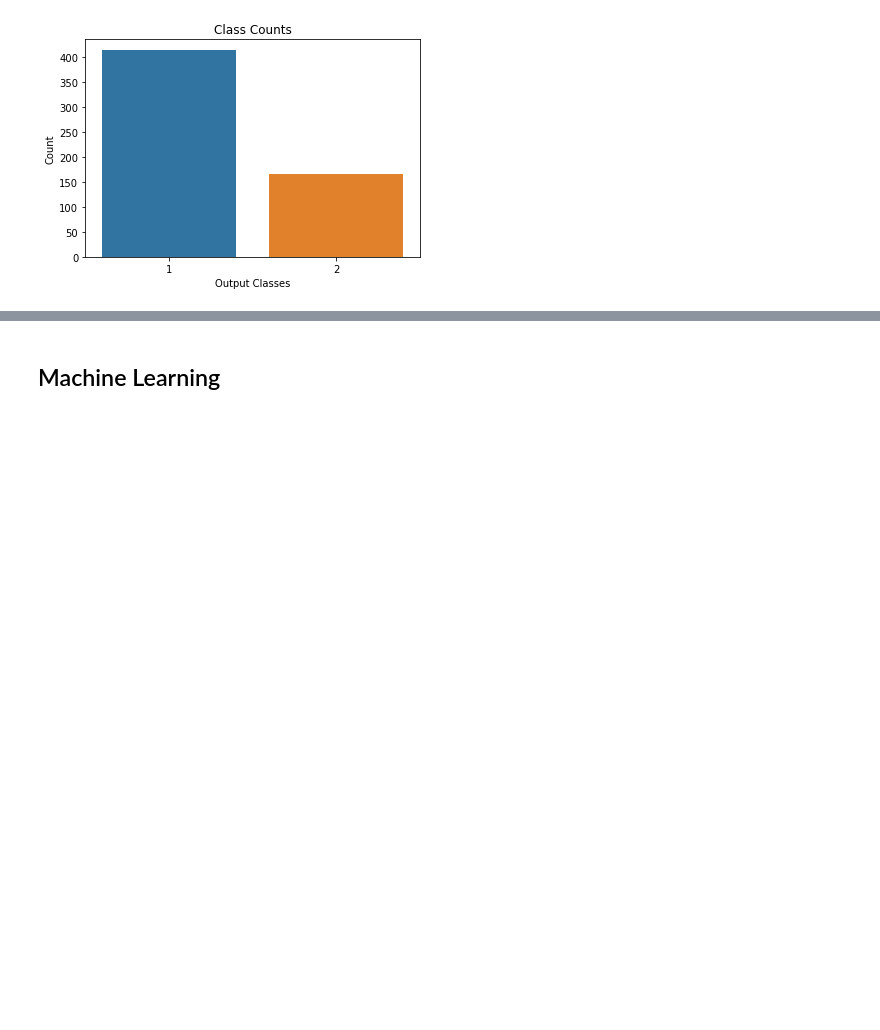
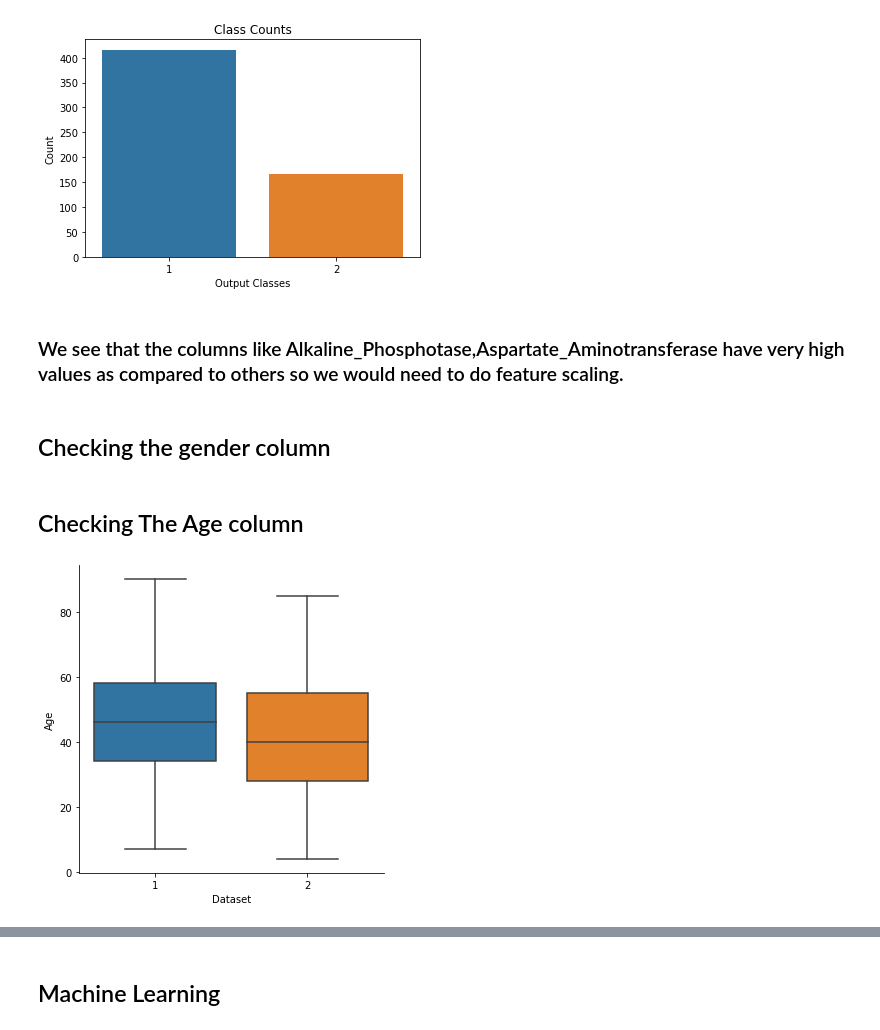
Before and after one commit to anky008/KaggleProjects, a Jupyter notebook: IndianLiverPatientClassifier/liver-patient-analysis.ipynb, the cells around one changed output, grey strips where cells are left out. Drawn from its saved outputs; the diff is of its cells as text; code cells hidden in the pictures; blank space fills up the shorter version.

```diff
--- a/IndianLiverPatientClassifier/liver-patient-analysis.ipynb
+++ b/IndianLiverPatientClassifier/liver-patient-analysis.ipynb
@@ -25,0 +43,2 @@ df.head()
+# %%
+df.drop('Albumin_and_Globulin_Ratio',axis=1,inplace=True)
@@ -61,2 +74,0 @@ dtype: int64
-# %%
-df.dropna(inplace=True)
@@ -93,3 +81,7 @@ plt.title('Class Counts')
 plt.show()
 # %% [output]
 [figure]
+# %% [markdown]
+### We see that the columns like Alkaline_Phosphotase,Aspartate_Aminotransferase have very high values as compared to others so we would need to do feature scaling.
+# %% [markdown]
+## Checking the gender column
@@ -95,0 +99,7 @@ plt.show()
+# %% [markdown]
+## Checking The Age column
+# %%
+sns.catplot(x='Dataset',y='Age',data=df,kind='box')
+plt.show()
+# %% [output]
+[figure, added]
```
Also changed, not shown: parts of 47 cells of this notebook.
